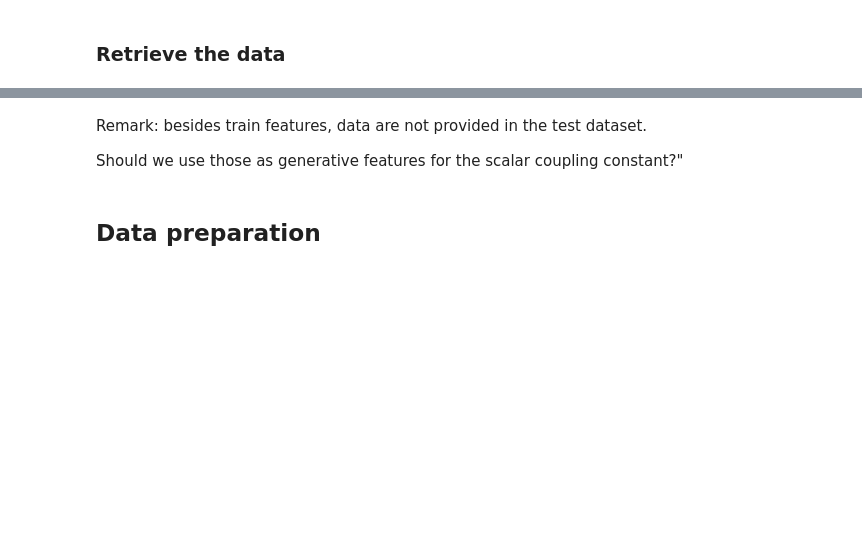
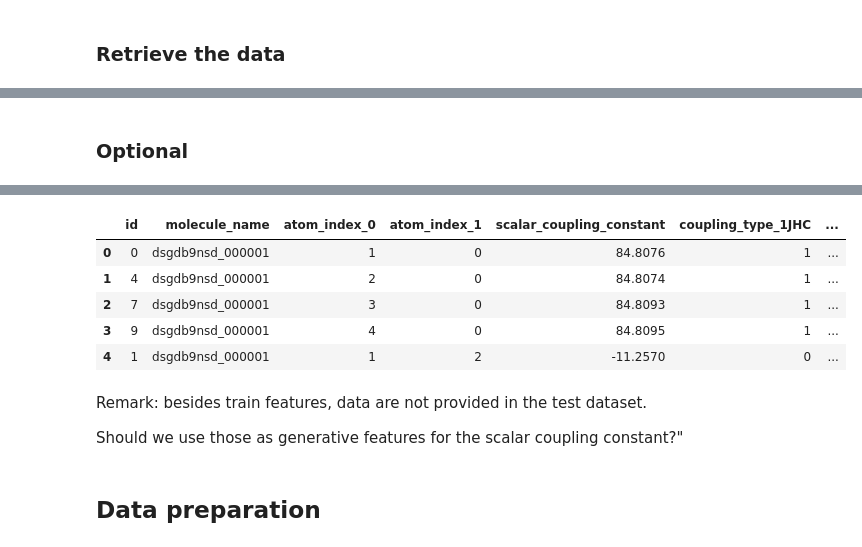
Before and after one commit to antoinev17/competitive-data-science, a Jupyter notebook: Predicting Molecular Properties/Neural Network (RNN).ipynb, the cells around one changed output, grey strips where cells are left out. Saved outputs shown, nothing was run; the diff lists cells and outputs as text; code cells hidden in the pictures; blank space fills up the shorter version.

Commit message:
Change on data preparation (solution 2)

```diff
--- a/Predicting Molecular Properties/Neural Network (RNN).ipynb
+++ b/Predicting Molecular Properties/Neural Network (RNN).ipynb
@@ -16,8 +20,8 @@ from tensorflow.keras import layers
 # %%
 #Load all Files (they must be in data directory in a brother directory of the notebook)
 data_load = {
-    'dipole_moments': pd.read_csv('./data/magnetic_shielding_tensors.csv'),
-    'magnetic_shielding_tensors': pd.read_csv('./data/dipole_moments.csv'),
+    'dipole_moments': pd.read_csv('./data/dipole_moments.csv'),
+    'magnetic_shielding_tensors': pd.read_csv('./data/magnetic_shielding_tensors.csv'),
     'mulliken_charges': pd.read_csv('./data/mulliken_charges.csv'),
     'potential_energy': pd.read_csv('./data/potential_energy.csv'),
     'sample_submission': pd.read_csv('./data/sample_submission.csv'),
@@ -50,3 +44,5 @@ train_all.head()
+# %% [markdown]
+### Optional
 # %%
 #Confirmation with the molecule structure
 structures = data_load['structures']
@@ -64,6 +60,50 @@ structures.head()
 | 2 | dsgdb9nsd_000001 | 2 | 1.011731 | 1.463751 | 0.000277 | 0 | 0 | 1 | 0 | 0 |
 | 3 | dsgdb9nsd_000001 | 3 | -0.540815 | 1.447527 | -0.876644 | 0 | 0 | 1 | 0 | 0 |
 | 4 | dsgdb9nsd_000001 | 4 | -0.523814 | 1.437933 | 0.906397 | 0 | 0 | 1 | 0 | 0 |
+# %%
+# No shuffle to the samples, this will be done later
+train_all = data_load['train']
+train_all =  pd.get_dummies(train_all, prefix = 'coupling_type', columns = ['type'])
+train_col = train_all.columns
+
+# Add the dipole_moments, per molecule
+dipole_moments = data_load['dipole_moments'].rename(columns = {"X": 'DM_X', "Y": "DM_Y", "Z": "DM_Z" })
+train_all = train_all.merge(dipole_moments, on = ['molecule_name'])
+
+# Add the potential energy, per molecule
+potential_energy = data_load['potential_energy']
+train_all = train_all.merge(potential_energy, on = ['molecule_name'])
+
+
+# Add the Mulliken charges, per atom
+mulliken_charges = data_load['mulliken_charges']
+train_all = train_all.merge(mulliken_charges,
+                            left_on = ['molecule_name', 'atom_index_0'],
+                            right_on = ['molecule_name', 'atom_index'] )
+train_all = train_all.merge(mulliken_charges,
+                            left_on = ['molecule_name', 'atom_index_1'],
+                            right_on = ['molecule_name', 'atom_index'], suffixes = ('_atom_0', '_atom_1')
+                           ).drop(['atom_index_atom_0', 'atom_index_atom_1'], axis = 1)
+
+# Add magnetic shileding, per atom
+magnetic_shielding_tensors = data_load['magnetic_shielding_tensors']
+train_all = train_all.merge(magnetic_shielding_tensors,
+                            left_on = ['molecule_name', 'atom_index_0'],
+                            right_on = ['molecule_name', 'atom_index'] )
+train_all = train_all.merge(magnetic_shielding_tensors,
+                            left_on = ['molecule_name', 'atom_index_1'],
+                            right_on = ['molecule_name', 'atom_index'], suffixes = ('_atom_0', '_atom_1')
+                           ).drop(['atom_index_atom_0', 'atom_index_atom_1'], axis = 1)
+
+
+train_all.head(5)
+# %% [output]
+|  | id | molecule_name | atom_index_0 | atom_index_1 | scalar_coupling_constant | coupling_type_1JHC | ... |
+| 0 | 0 | dsgdb9nsd_000001 | 1 | 0 | 84.8076 | 1 | ... |
+| 1 | 4 | dsgdb9nsd_000001 | 2 | 0 | 84.8074 | 1 | ... |
+| 2 | 7 | dsgdb9nsd_000001 | 3 | 0 | 84.8093 | 1 | ... |
+| 3 | 9 | dsgdb9nsd_000001 | 4 | 0 | 84.8095 | 1 | ... |
+| 4 | 1 | dsgdb9nsd_000001 | 1 | 2 | -11.2570 | 0 | ... |
 # %% [markdown]
 Remark: besides train features, data are not provided in the test dataset.
 
```
Also changed, not shown: parts of 11 cells of this notebook, 1 other file.
